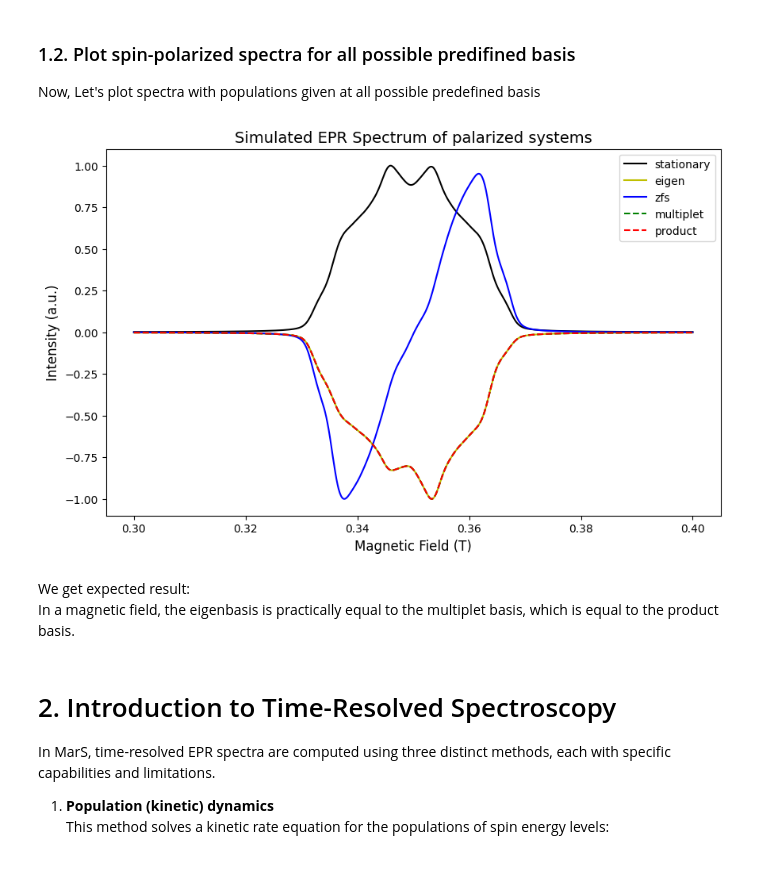
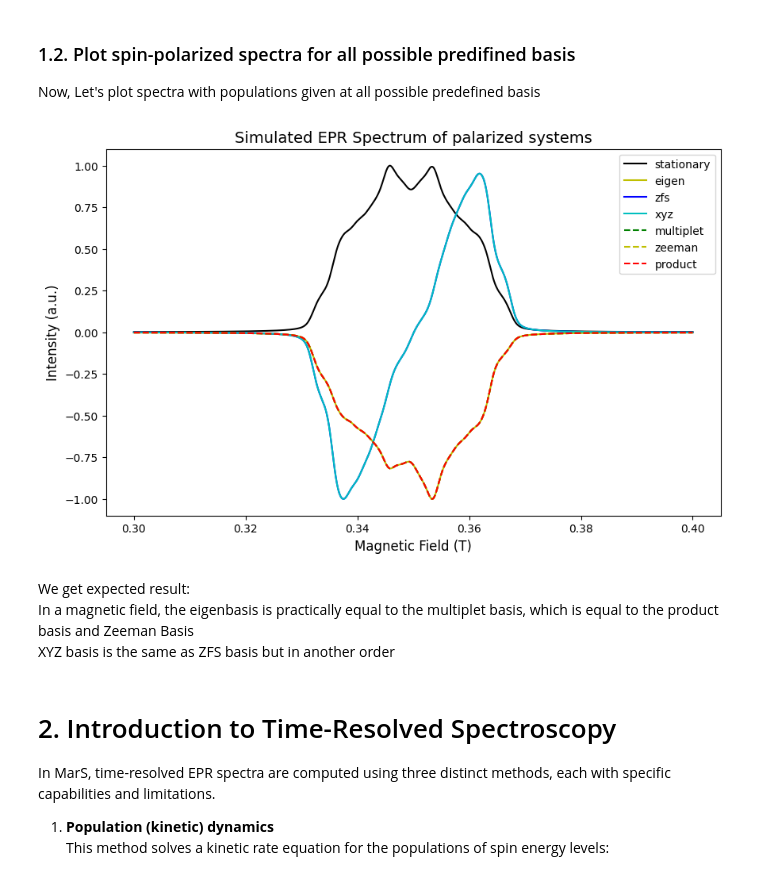
Before and after one commit to ArkadySamsonenkoWork/MarS, a Jupyter notebook: docs/source/examples/examples_for_documentation/example_5.ipynb, the cells around one changed output. Cells and saved outputs as stored; diff of their text form; code cells hidden in the pictures.

```diff
--- a/docs/source/examples/examples_for_documentation/example_5.ipynb
+++ b/docs/source/examples/examples_for_documentation/example_5.ipynb
@@ -48,6 +44,6 @@ Some stuff might fail: issue in joblib
 # %%
 dtype = torch.float64
-device = torch.device("cuda") if torch.cuda.is_available() else torch.device("cpu")
+device = torch.device("cpu")
 # %% [markdown]
 # 1. Context Logic and Spin-Polarized Systems
 
@@ -75,9 +71,9 @@ base_spin_system = spin_system.SpinSystem(
     electron_electron=[(0, 0, zfs_interaction)]
 )
 
-sample = spin_system.MultiOrientedSample(
+triplet = spin_system.MultiOrientedSample(
     spin_system=base_spin_system,
-    ham_strain=5e7,
+    ham_strain=3e7,
     gauss=0.001,
     lorentz=0.001,
     device=device,
@@ -103,15 +103,15 @@ Let's create Context object. It takes:
 5. **Custom tensor**: Explicit transformation matrix with shape [...R, 1 ,N, N], where N is spin dimension, R is numer of orientations
 # %%
 # Let's create some spectra with polarization
-initial_populations = [0.2, 0.3, 0.5]
-context = population.Context(sample=sample, basis=None, init_populations=initial_populations, device=device, dtype=dtype)
+init_populations = [0.2, 0.3, 0.5]
+context = population.Context(sample=triplet, basis=None, init_populations=init_populations, device=device, dtype=dtype)
 # Here we define Context with populations given in the Hamiltonian eigen basis in magnetic field
 
 
 # StationarySpectra can take context to compute spin-polarized spectra
 spectra_creator = spectra_manager.StationarySpectra(
     freq=9.8e9,    # Frequency in Hz
-    sample=sample,
+    sample=triplet,
     harmonic=0, # absorbtion
     context=context,
     device=device,
@@ -122,7 +122,7 @@ spectra_creator = spectra_manager.StationarySpectra(
 fields = torch.linspace(0.30, 0.40, 1000, dtype=dtype, device=device)  # Field in Tesla
 
 # Calculate spectrum
-spectrum = spectra_creator(sample, fields)
+spectrum = spectra_creator(triplet, fields)
 
 # Plot the result
 plt.figure(figsize=(10, 6))
@@ -144,7 +144,7 @@ Now, Let's plot spectra with populations given at all possible predefined basis
 def get_spectrum_with_context(context):
     spectra_creator = spectra_manager.StationarySpectra(
     freq=9.8e9,    # Frequency in Hz
-    sample=sample,
+    sample=triplet,
     harmonic=0, # absorbtion
     context=context,
     temperature=300.0,
@@ -155,46 +155,56 @@ def get_spectrum_with_context(context):
     # Define magnetic field range for simulation
     fields = torch.linspace(0.30, 0.40, 1000, dtype=dtype, device=device)  # Field in Tesla
     # Calculate spectrum
-    spectrum = spectra_creator(sample, fields)
+    spectrum = spectra_creator(triplet, fields)
 
     return fields.cpu().numpy(), spectrum.cpu().numpy() / max(abs(spectrum.cpu().numpy()))
 # %%
 fields, spectrum_stationary = get_spectrum_with_context(None)  # stationary spectra
 
-initial_populations = [0.2, 0.3, 0.5]
-context = population.Context(sample=sample, basis="zfs", init_populations=initial_populations, device=device, dtype=dtype)
-fields, spectrum_zfs = get_spectrum_with_context(context)  # zfs spectra
+init_populations = [0.2, 0.3, 0.5]
+context = population.Context(sample=triplet, basis="zfs", init_populations=init_populations, device=device, dtype=dtype)
+fields, spectrum_zfs = get_spectrum_with_context(context)  # zfs spectra z, x, y
 
-context = population.Context(sample=sample, basis="eigen", init_populations=initial_populations, device=device, dtype=dtype)
+init_populations_xyz = [0.3, 0.5, 0.2] # To compare with zero-field spitting basis. It should be the same in this order as zero-field splitting
+context = population.Context(sample=triplet, basis="xyz", init_populations=init_populations_xyz, device=device, dtype=dtype)
+fields, spectrum_xyz = get_spectrum_with_context(context)  # xyz spectra
+
+context = population.Context(sample=triplet, basis="eigen", init_populations=init_populations, device=device, dtype=dtype)
 fields, spectrum_eigen = get_spectrum_with_context(context)  # eigen basis spectra
 
-context = population.Context(sample=sample, basis="multiplet", init_populations=initial_populations, device=device, dtype=dtype)
+context = population.Context(sample=triplet, basis="multiplet", init_populations=init_populations, device=device, dtype=dtype)
 fields, spectrum_mul = get_spectrum_with_context(context)  # multiplet spectra
 
+context = population.Context(sample=triplet, basis="zeeman", init_populations=init_populations, device=device, dtype=dtype)
+fields, spectrum_zeeman = get_spectrum_with_context(context)  # multiplet spectra
 
-initial_populations_product = [0.5, 0.3, 0.2]  # For the product basis we inverted the populations bacause product basis defined from the higher spin projection
-context = population.Context(sample=sample, basis="product", init_populations=initial_populations_product, device=device, dtype=dtype)
+
+init_populations_product = [0.5, 0.3, 0.2]  # For the product basis we inverted the populations because product basis defined from the higher spin projection
+context = population.Context(sample=triplet, basis="product", init_populations=init_populations_product, device=device, dtype=dtype)
 fields, spectrum_product = get_spectrum_with_context(context)  # product spectra
 
 
 
 plt.figure(figsize=(10, 6))
 plt.plot(fields, spectrum_stationary, 'black', label="stationary")
 plt.plot(fields, spectrum_eigen, 'y-', label="eigen")
 plt.plot(fields, spectrum_zfs, 'b-', label="zfs")
+plt.plot(fields, spectrum_xyz, 'c', label="xyz")
 plt.plot(fields, spectrum_mul, 'g--', label="multiplet")
+plt.plot(fields, spectrum_mul, 'y--', label="zeeman")
 plt.plot(fields, spectrum_product, 'r--', label="product")
 
 plt.xlabel('Magnetic Field (T)', fontsize=12)
 plt.ylabel('Intensity (a.u.)', fontsize=12)
 plt.title('Simulated EPR Spectrum of palarized systems', fontsize=14)
 plt.legend()
 plt.show()
 # %% [output]
-[figure, old version]
+[figure, new version]
 # %% [markdown]
 We get expected result: \
-In a magnetic field, the eigenbasis is practically equal to the multiplet basis, which is equal to the product basis.
+In a magnetic field, the eigenbasis is practically equal to the multiplet basis, which is equal to the product basis and Zeeman Basis \
+XYZ basis is the same as ZFS basis but in another order
 # %% [markdown]
 # 2. Introduction to Time-Resolved Spectroscopy
 
```
Also changed, not shown: parts of 42 cells of this notebook, 52 other files.
